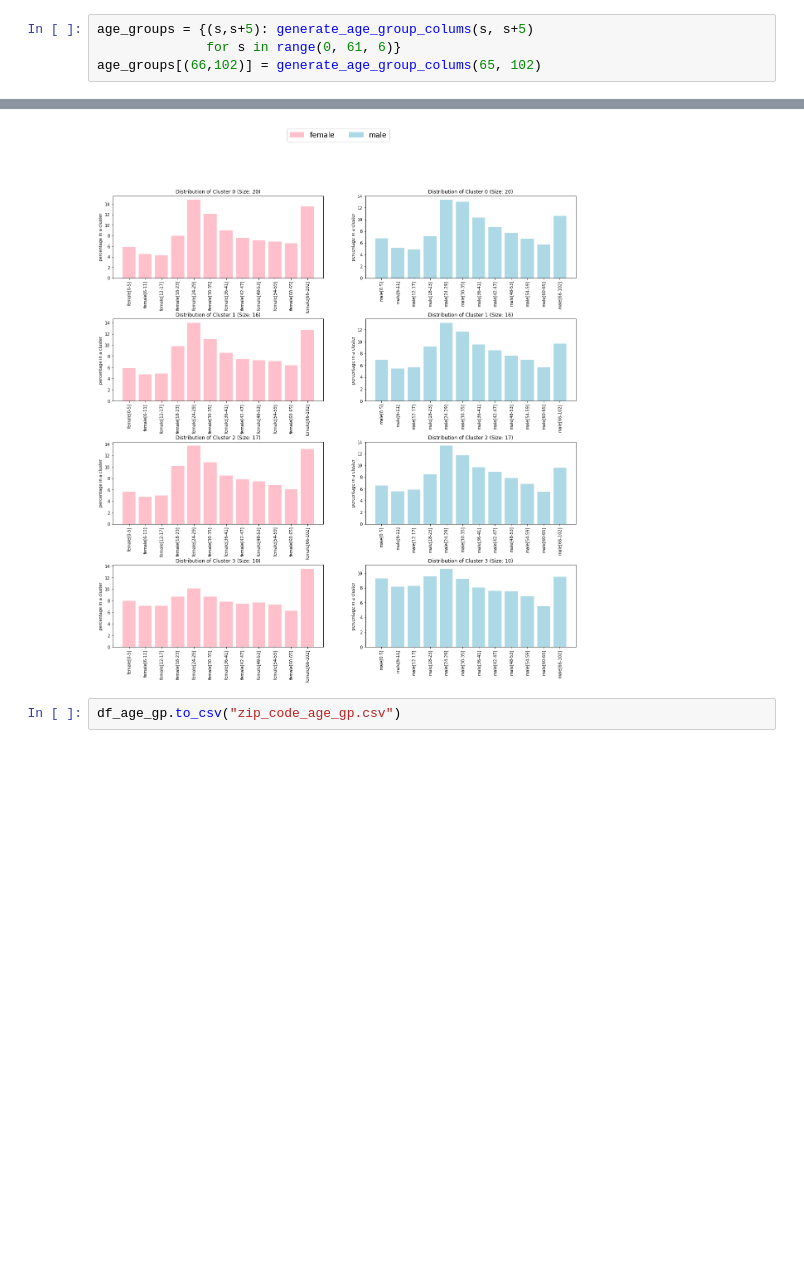
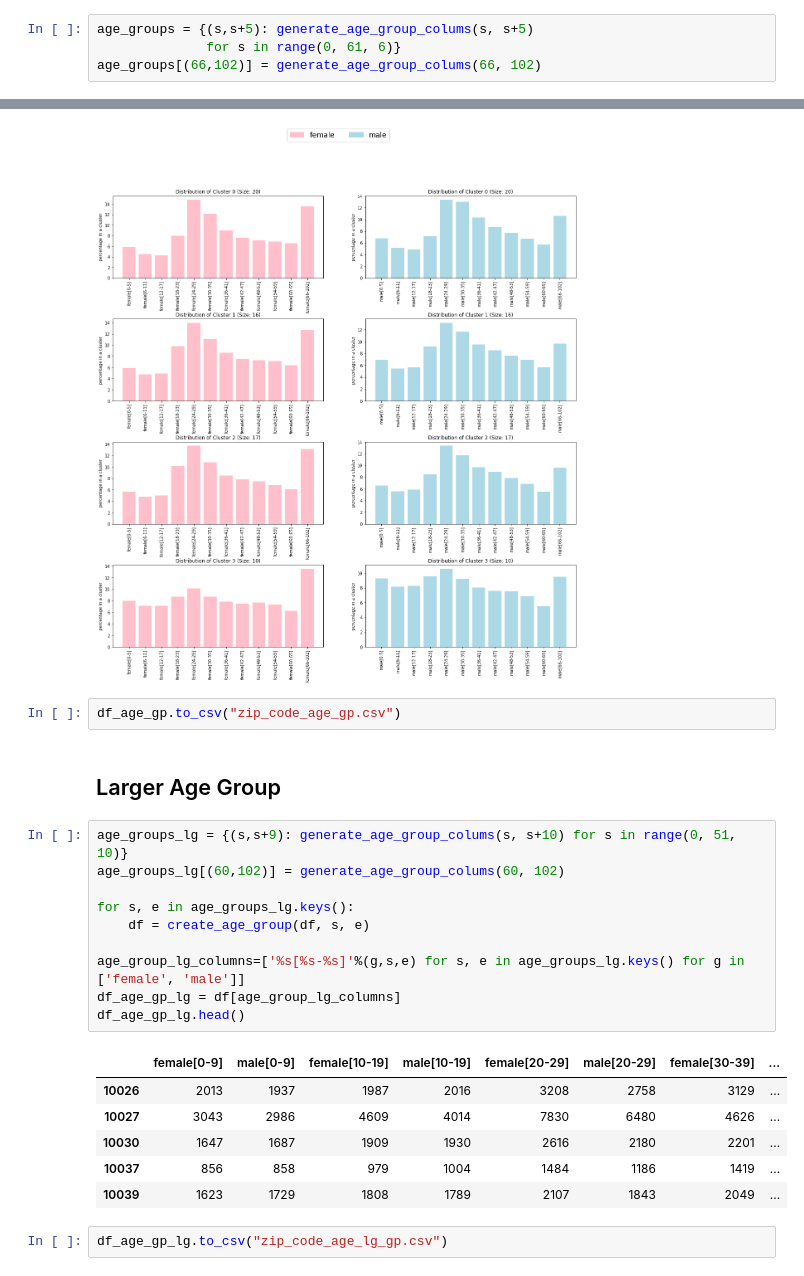
Before and after one commit to pinhao1994/ads-on-the-run, a Jupyter notebook: cluster/cluster_kmeans_4.ipynb, the cells around one changed output, grey strips where cells are left out. Drawn from its saved outputs; the diff is of its cells as text; blank space fills up the shorter version.

Commit message:
add larger group ages

```diff
--- a/cluster/cluster_kmeans_4.ipynb
+++ b/cluster/cluster_kmeans_4.ipynb
@@ -52,7 +52,7 @@ def generate_age_group_colums(start, end):
 # %%
 age_groups = {(s,s+5): generate_age_group_colums(s, s+5)
               for s in range(0, 61, 6)}
-age_groups[(66,102)] = generate_age_group_colums(65, 102)
+age_groups[(66,102)] = generate_age_group_colums(66, 102)
 # %%
 age_groups
 # %% [output]
@@ -202,3 +202,24 @@ plt.show()
 [figure]
 # %%
 df_age_gp.to_csv("zip_code_age_gp.csv")
+# %% [markdown]
+## Larger Age Group
+# %%
+age_groups_lg = {(s,s+9): generate_age_group_colums(s, s+10) for s in range(0, 51, 10)}
+age_groups_lg[(60,102)] = generate_age_group_colums(60, 102)
+
+for s, e in age_groups_lg.keys():
+    df = create_age_group(df, s, e)
+
+age_group_lg_columns=['%s[%s-%s]'%(g,s,e) for s, e in age_groups_lg.keys() for g in ['female', 'male']]
+df_age_gp_lg = df[age_group_lg_columns]
+df_age_gp_lg.head()
+# %% [output]
+|  | female[0-9] | male[0-9] | female[10-19] | male[10-19] | female[20-29] | male[20-29] | female[30-39] | ... |
+| 10026 | 2013 | 1937 | 1987 | 2016 | 3208 | 2758 | 3129 | ... |
+| 10027 | 3043 | 2986 | 4609 | 4014 | 7830 | 6480 | 4626 | ... |
+| 10030 | 1647 | 1687 | 1909 | 1930 | 2616 | 2180 | 2201 | ... |
+| 10037 | 856 | 858 | 979 | 1004 | 1484 | 1186 | 1419 | ... |
+| 10039 | 1623 | 1729 | 1808 | 1789 | 2107 | 1843 | 2049 | ... |
+# %%
+df_age_gp_lg.to_csv("zip_code_age_lg_gp.csv")
```
Also changed, not shown: parts of 1 cell of this notebook.
